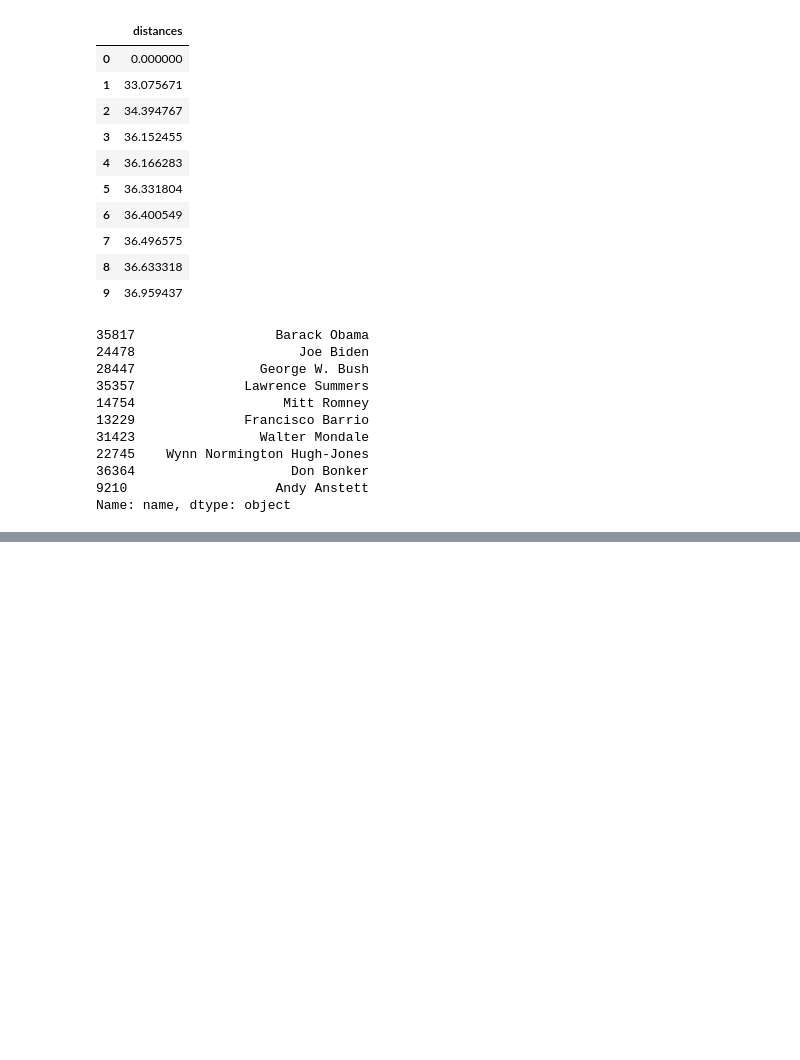
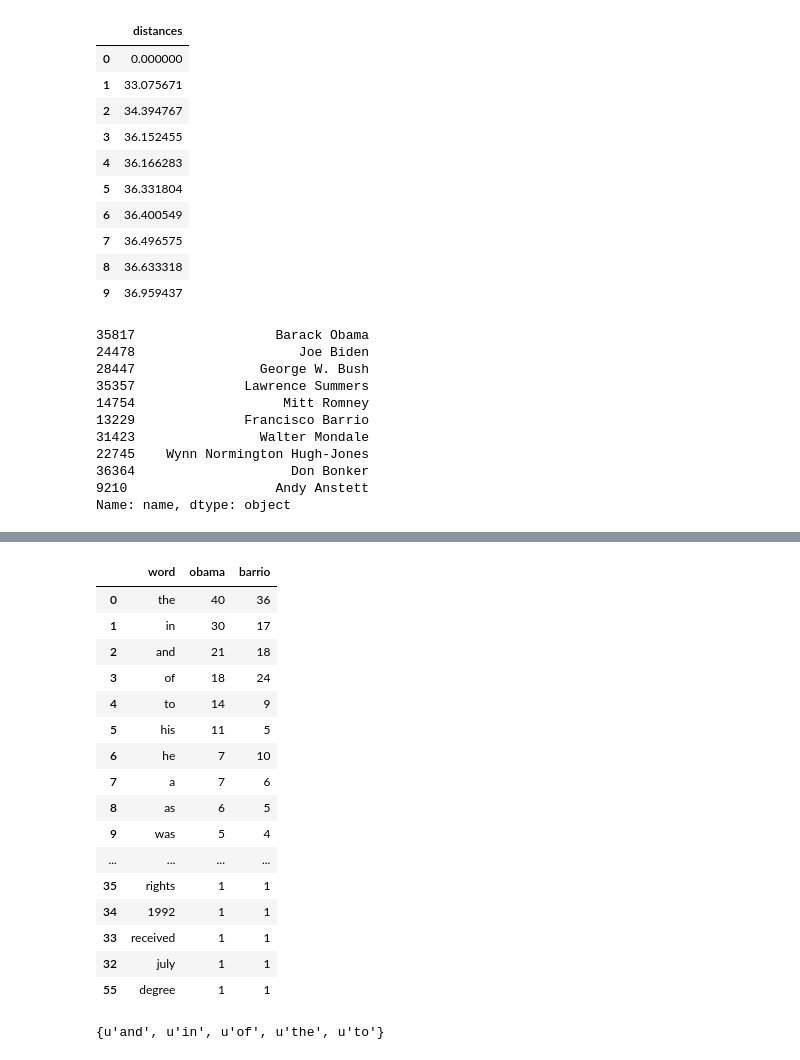
Before and after one commit to ah3200/Clustering, a Jupyter notebook: Nearest-Neighbor.ipynb, the cells around one changed output, grey strips where cells are left out. Saved outputs shown, nothing was run; the diff lists cells and outputs as text; code cells hidden in the pictures; blank space fills up the shorter version.

```diff
--- a/Nearest-Neighbor.ipynb
+++ b/Nearest-Neighbor.ipynb
@@ -139,12 +141,11 @@ def top_words(name):
     Get a table of the most frequent words in the given person's wikipedia page.
     """
     row = wiki[wiki['name'] == name]
-    word_count_table = row[['word_count']].stack('word_count', new_column_name=['word','count'])
-    return word_count_table.sort('count', ascending=False)
+    #word_count_table = row[['word_count']].stack('word_count', new_column_name=['word','count'])
+    word_count_table = pd.DataFrame.from_dict(row[['word_count']].values[0][0].items())
+    word_count_table.columns = ['word','count']
+    return word_count_table.sort_values(by='count', ascending=False)
 
 obama_words = top_words('Barack Obama')
 print obama_words
-
-barrio_words = top_words('Francisco Barrio')
-print barrio_words
 # %% [output]
@@ -151,0 +190,28 @@ TypeError: stack() got an unexpected keyword argument 'new_column_name'
+# %%
+combined_words = pd.merge(obama_words, barrio_words, on='word')
+# %%
+combined_words.columns = ['word','obama','barrio']
+# %%
+combined_words.sort_values(by='obama',ascending=False)
+# %% [output]
+|  | word | obama | barrio |
+| 0 | the | 40 | 36 |
+| 1 | in | 30 | 17 |
+| 2 | and | 21 | 18 |
+| 3 | of | 18 | 24 |
+| 4 | to | 14 | 9 |
+| 5 | his | 11 | 5 |
+| 6 | he | 7 | 10 |
+| 7 | a | 7 | 6 |
+| 8 | as | 6 | 5 |
+| 9 | was | 5 | 4 |
+| ... | ... | ... | ... |
+| 35 | rights | 1 | 1 |
+| 34 | 1992 | 1 | 1 |
+| 33 | received | 1 | 1 |
+| 32 | july | 1 | 1 |
+| 55 | degree | 1 | 1 |
+# %%
+set(combined_words.word[:5].tolist())
+# %% [output]
+{u'and', u'in', u'of', u'the', u'to'}
```
Also changed, not shown: parts of 45 cells of this notebook.
